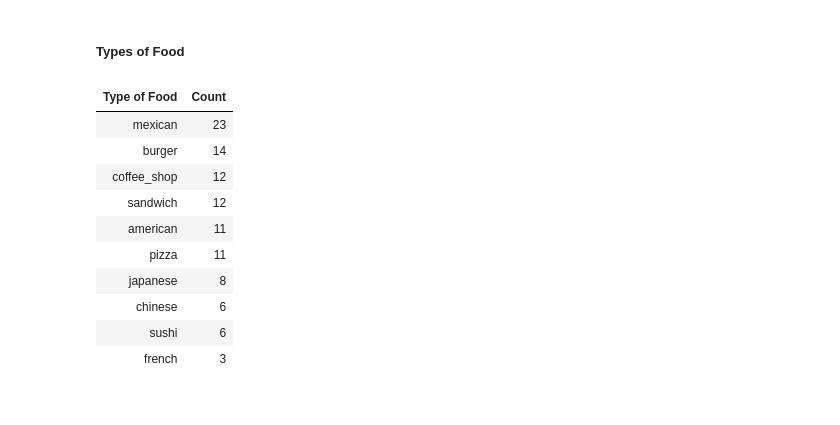
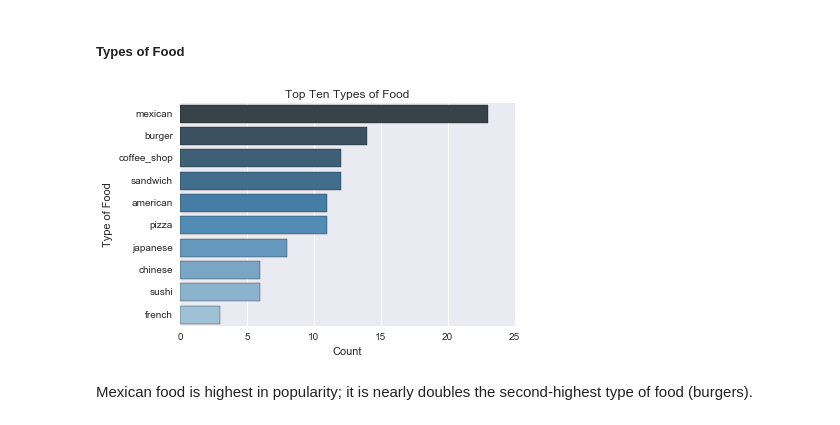
Before and after one commit to dcblum/OpenStreetMap, a Jupyter notebook: OpenStreetMap Case Study.ipynb, the cells around one changed output. Drawn from its saved outputs; the diff is of its cells as text; code cells hidden in the pictures.

```diff
--- a/OpenStreetMap Case Study.ipynb
+++ b/OpenStreetMap Case Study.ipynb
@@ -202,23 +197,15 @@ print_query(execute_query(QUERY), ['Amenity', 'Count'])
 # %%
 QUERY = (
     "SELECT nodes_tags.value, COUNT(*) as num "
     "FROM nodes_tags "
     "WHERE nodes_tags.key='cuisine' "
     "GROUP BY nodes_tags.value "
     "ORDER BY num DESC "
     "LIMIT 10; "
     )
 
-print_query(execute_query(QUERY), ['Type of Food', 'Count'])
+print_graph(execute_query(QUERY), ['Type of Food', 'Count'], "Top Ten Types of Food")
 # %% [output]
-| Type of Food | Count |
-| mexican | 23 |
-| burger | 14 |
-| coffee_shop | 12 |
-| sandwich | 12 |
-| american | 11 |
-| pizza | 11 |
-| japanese | 8 |
-| chinese | 6 |
-| sushi | 6 |
-| french | 3 |
+[figure, added]
+# %% [markdown]
+Mexican food is highest in popularity; it is nearly doubles the second-highest type of food (burgers).
```
Also changed, not shown: parts of 13 cells of this notebook.
